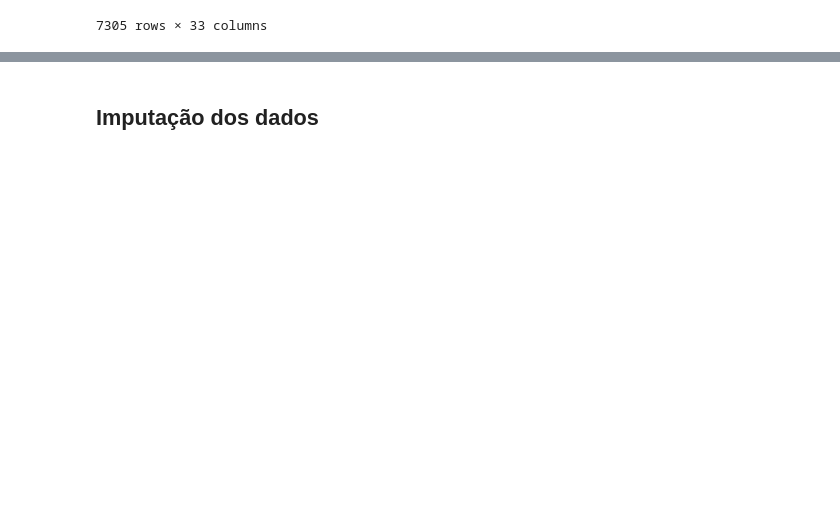
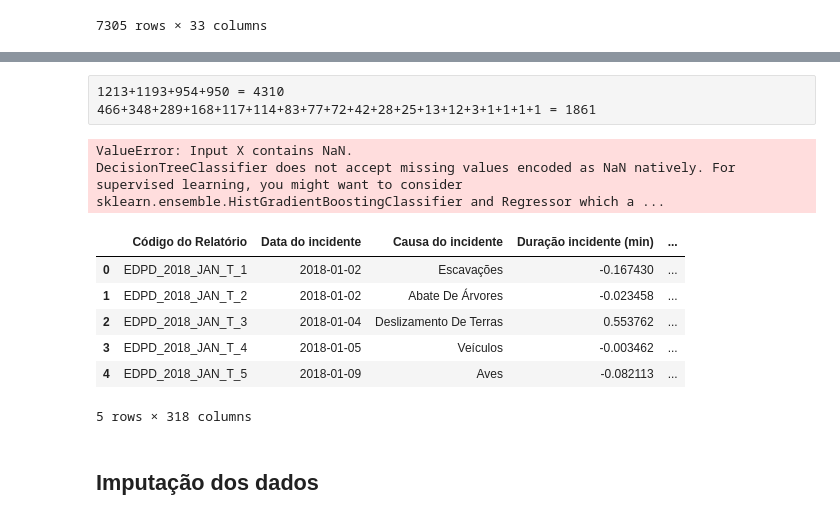
Before and after one commit to Vullkano/pfacd, a Jupyter notebook: rascunhos/freitas/6.TimeSeries.ipynb, the cells around one changed output, grey strips where cells are left out. Saved outputs shown, nothing was run; the diff lists cells and outputs as text; code cells hidden in the pictures; blank space fills up the shorter version.

```diff
--- a/rascunhos/freitas/6.TimeSeries.ipynb
+++ b/rascunhos/freitas/6.TimeSeries.ipynb
@@ -159,3 +187,69 @@ QuebrasFinal
+# %% [raw]
+1213+1193+954+950 = 4310
+466+348+289+168+117+114+83+77+72+42+28+25+13+12+3+1+1+1+1 = 1861
+# %%
+import pandas as pd
+from sklearn.model_selection import train_test_split
+from sklearn.tree import DecisionTreeClassifier
+from sklearn.metrics import accuracy_score
+
+QuebrasFinal_causa = pd.get_dummies(QuebrasFinal, columns=['Concelho', 'Nível de Tensão'])
+
+# Selecionando as features e o target
+features = QuebrasFinal_causa.drop(['Código do Relatório', 'Causa do incidente', 'Data do incidente',
+                                    'Decisão', 'Distrito'], axis=1)
+target = QuebrasFinal_causa['Causa do incidente']
+
+# Dividindo os dados em conjunto de treinamento e teste
+X_train, X_test, y_train, y_test = train_test_split(features, target, test_size=0.2, random_state=42)
+
+# Inicializando o classificador de árvore de decisão
+clf = DecisionTreeClassifier()
+
+# Treinando o modelo
+clf.fit(X_train, y_train)
+
+# Prevendo os valores para o conjunto de teste
+y_pred = clf.predict(X_test)
+
+# Avaliando a precisão do modelo
+accuracy = accuracy_score(y_test, y_pred)
+print("A precisão do modelo é:", accuracy)
+# %% [output]
+ValueError: Input X contains NaN.
+DecisionTreeClassifier does not accept missing values encoded as NaN natively. For supervised learning, you might want to consider sklearn.ensemble.HistGradientBoostingClassifier and Regressor which a ...
+# %%
+import pandas as pd
+
+# Suponha que você tenha um dataframe QuebrasFinal_causa com a coluna "Causa do incidente"
+
+# Selecione as cinco principais causas
+principais_causas = ['Veículos', 'Malfeitoria/Vandalismo', 'Aves', 'Abate De Árvores', 'Escavações']
+
+# Crie variáveis dummy para as cinco principais causas
+dummies = pd.get_dummies(QuebrasFinal_causa["Causa do incidente"])
+dummies_principais = dummies[principais_causas]
+
+# Crie uma coluna "Outros" somando todas as outras colunas dummy
+dummies_outros = dummies.drop(columns=principais_causas)
+dummies_outros['Outros'] = dummies_outros.sum(axis=1)
+
+# Concatene as colunas das cinco principais causas com a coluna "Outros"
+dummies_final = pd.concat([dummies_principais, dummies_outros['Outros']], axis=1)
+
+# Concatene as variáveis dummy ao DataFrame original QuebrasFinal_causa
+QuebrasFinal_causa_com_dummy = pd.concat([QuebrasFinal_causa, dummies_final], axis=1)
+
+# Exiba as primeiras linhas do DataFrame final
+QuebrasFinal_causa_com_dummy.head()
+# %% [output]
+|  | Código do Relatório | Data do incidente | Causa do incidente | Duração incidente (min) | ... |
+| 0 | EDPD_2018_JAN_T_1 | 2018-01-02 | Escavações | -0.167430 | ... |
+| 1 | EDPD_2018_JAN_T_2 | 2018-01-02 | Abate De Árvores | -0.023458 | ... |
+| 2 | EDPD_2018_JAN_T_3 | 2018-01-04 | Deslizamento De Terras | 0.553762 | ... |
+| 3 | EDPD_2018_JAN_T_4 | 2018-01-05 | Veículos | -0.003462 | ... |
+| 4 | EDPD_2018_JAN_T_5 | 2018-01-09 | Aves | -0.082113 | ... |
+5 rows × 318 columns
 # %% [markdown]
 ## Imputação dos dados
 # %%
```
Also changed, not shown: parts of 55 cells of this notebook.
